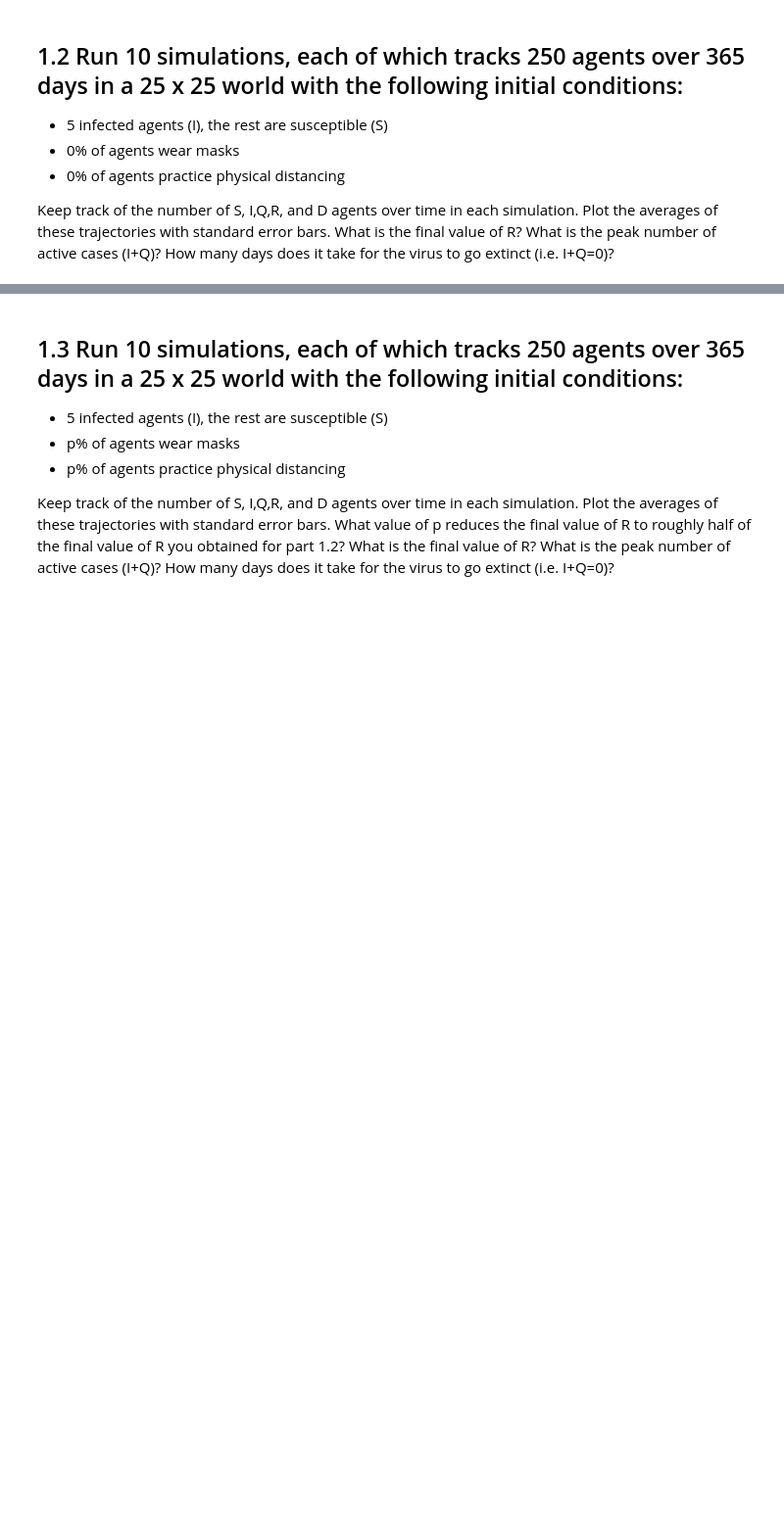
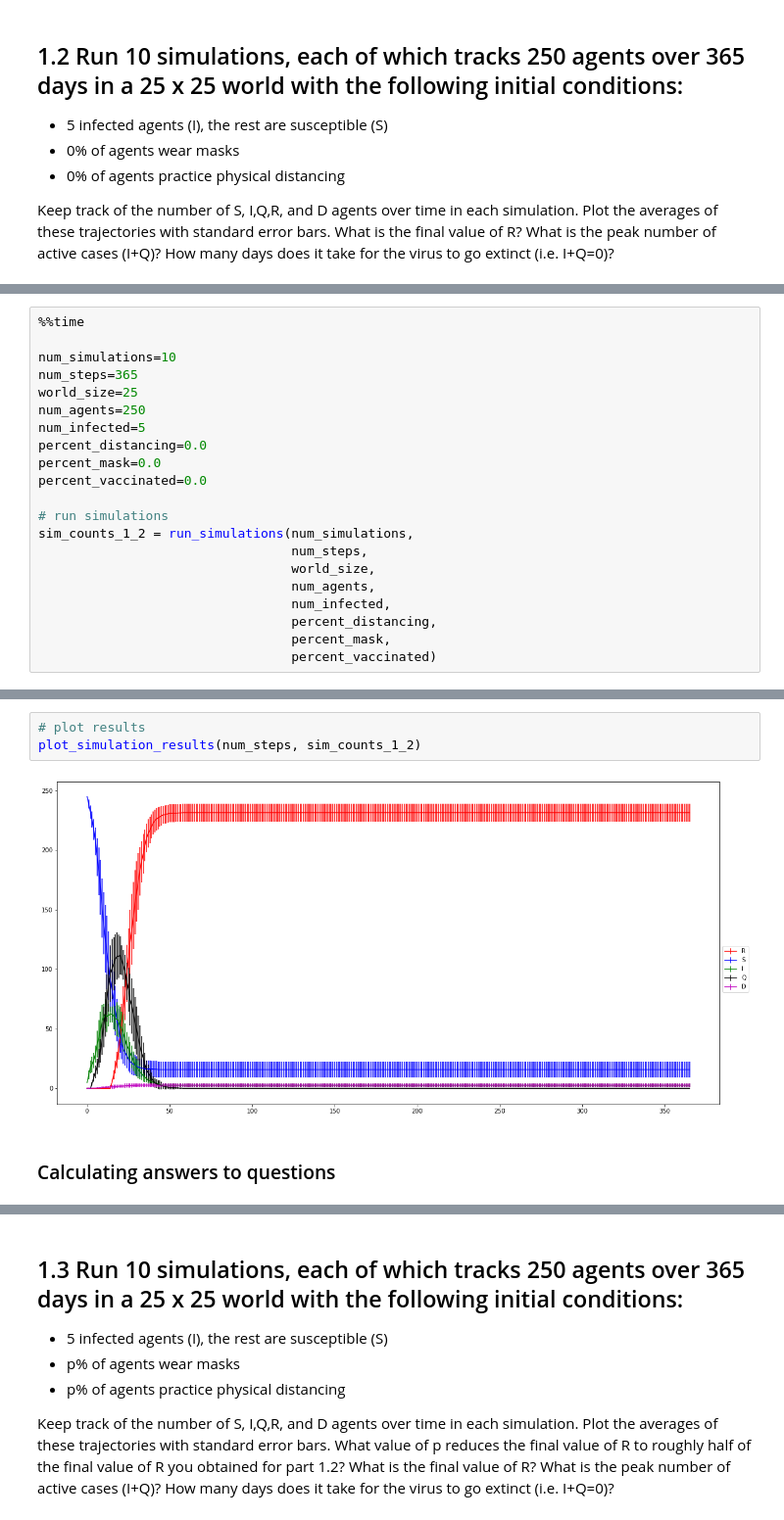
Before and after one commit to ryanquinnnelson/CMU-02718-Agent-based-SIR-Model-for-COVID-19, a Jupyter notebook: 02_518_02_718_Homework_4_ryann.ipynb, the cells around one changed output, grey strips where cells are left out. Shown at 98% size. Saved outputs shown, nothing was run; the diff lists cells and outputs as text; blank space fills up the shorter version.

Commit message:
Finished simulations

```diff
--- a/02_518_02_718_Homework_4_ryann.ipynb
+++ b/02_518_02_718_Homework_4_ryann.ipynb
@@ -2355,0 +2544,21 @@ How many days does it take for the virus to go extinct (i.e. I+Q=0)?
+# %%
+%%time
+
+num_simulations=10
+num_steps=365
+world_size=25
+num_agents=250
+num_infected=5
+percent_distancing=0.0
+percent_mask=0.0
+percent_vaccinated=0.0
+
+# run simulations
+sim_counts_1_2 = run_simulations(num_simulations,
+                                 num_steps,
+                                 world_size,
+                                 num_agents,
+                                 num_infected,
+                                 percent_distancing,
+                                 percent_mask,
+                                 percent_vaccinated)
@@ -2355,0 +2568,7 @@ How many days does it take for the virus to go extinct (i.e. I+Q=0)?
+# %%
+# plot results
+plot_simulation_results(num_steps, sim_counts_1_2)
+# %% [output]
+[figure, added]
+# %% [markdown]
+### Calculating answers to questions
```
Also changed, not shown: parts of 93 cells of this notebook.
